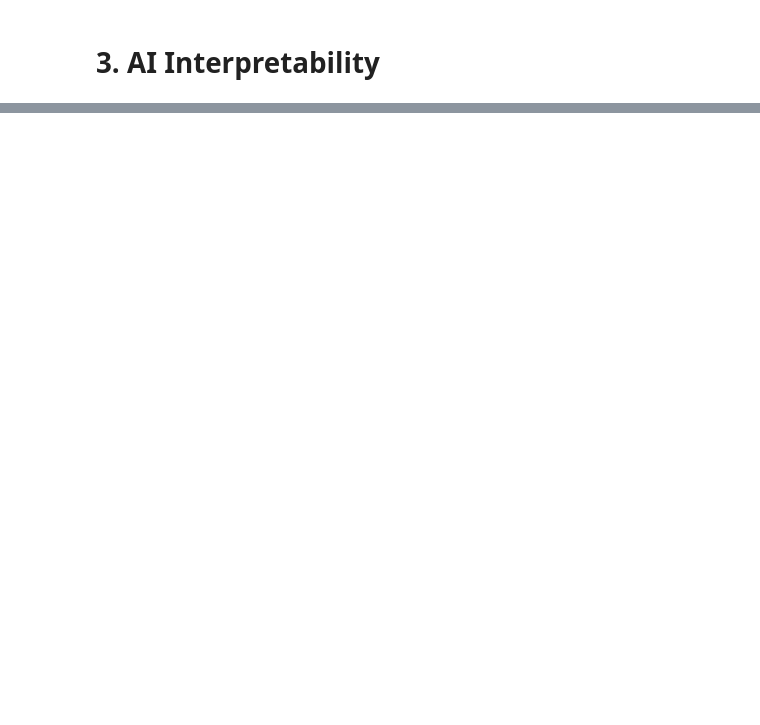
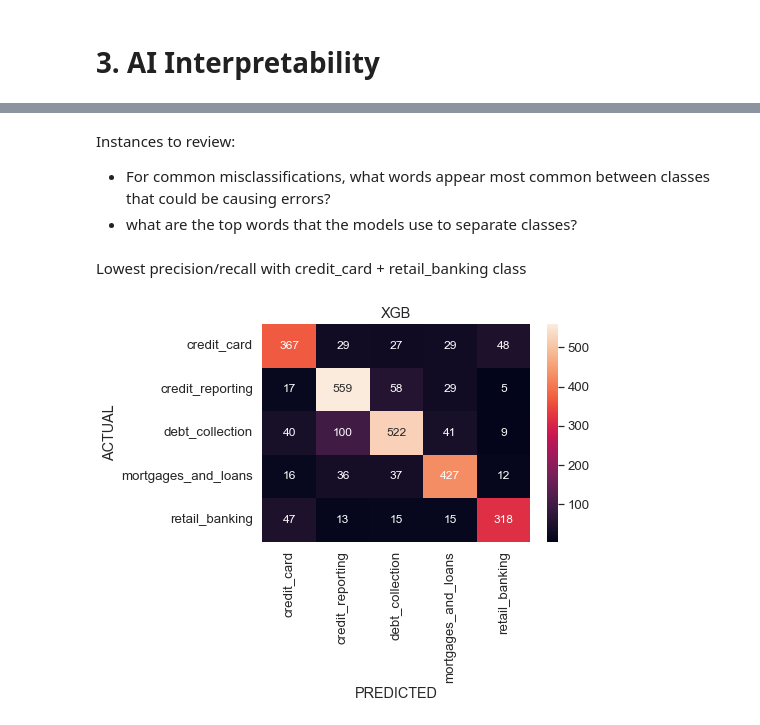
Before and after one commit to Patrickdg/NLP_Classification-Consumer_Complaints, a Jupyter notebook: post_analysis.ipynb, the cells around one changed output, grey strips where cells are left out. Cells and saved outputs as stored; diff of their text form; code cells hidden in the pictures; blank space fills up the shorter version.

```diff
--- a/post_analysis.ipynb
+++ b/post_analysis.ipynb
@@ -343,0 +192,4 @@ print(wrong_common_words)
+# %% [markdown]
+Instances to review:
+- For common misclassifications, what words appear most common between classes that could be causing errors?
+- what are the top words that the models use to separate classes?
@@ -343,0 +209,6 @@ print(wrong_common_words)
+# %% [markdown]
+Lowest precision/recall with credit_card + retail_banking class
+# %%
+plot_conf_mats('xgb', emb_name=None)
+# %% [output]
+[figure, added]
```
Also changed, not shown: parts of 43 cells of this notebook, 33 other files.
